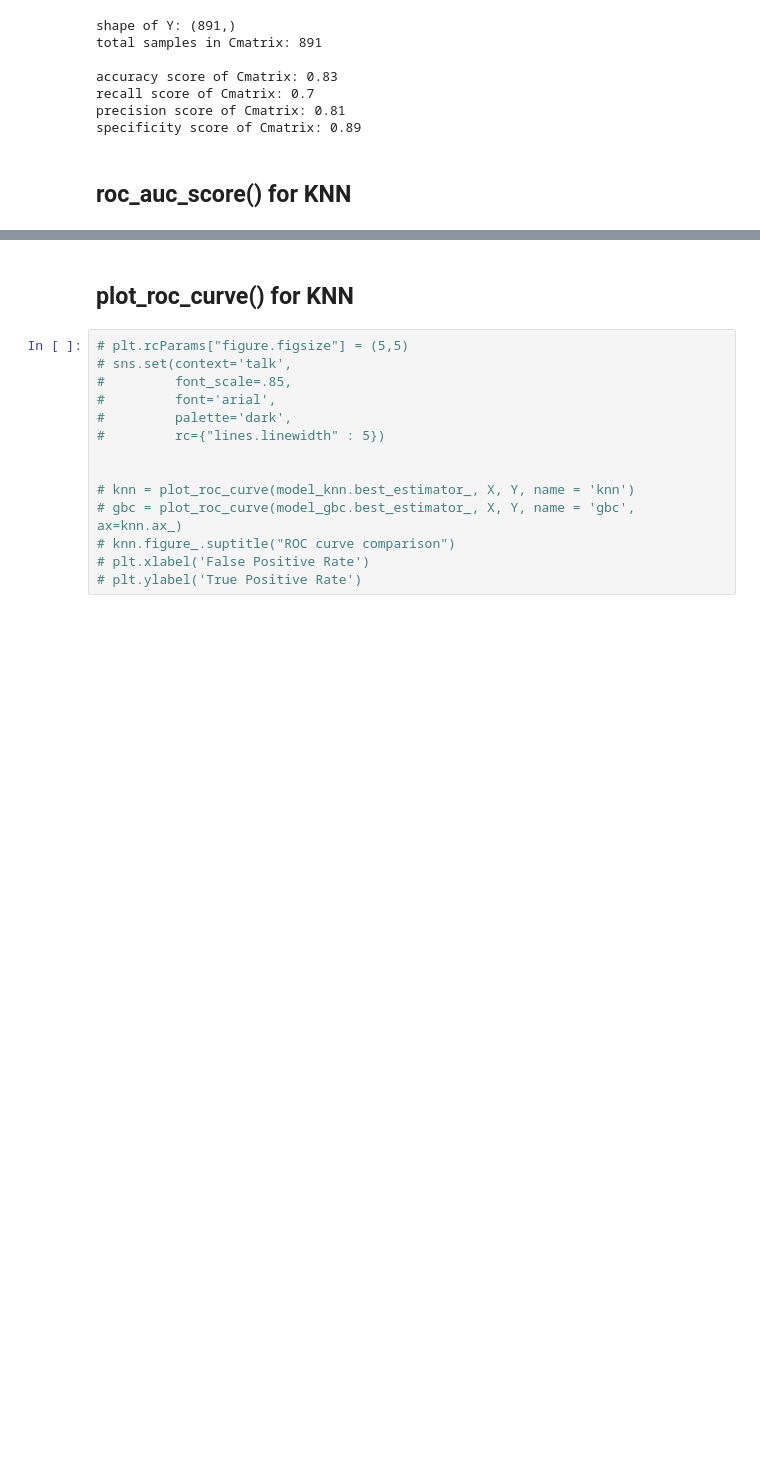
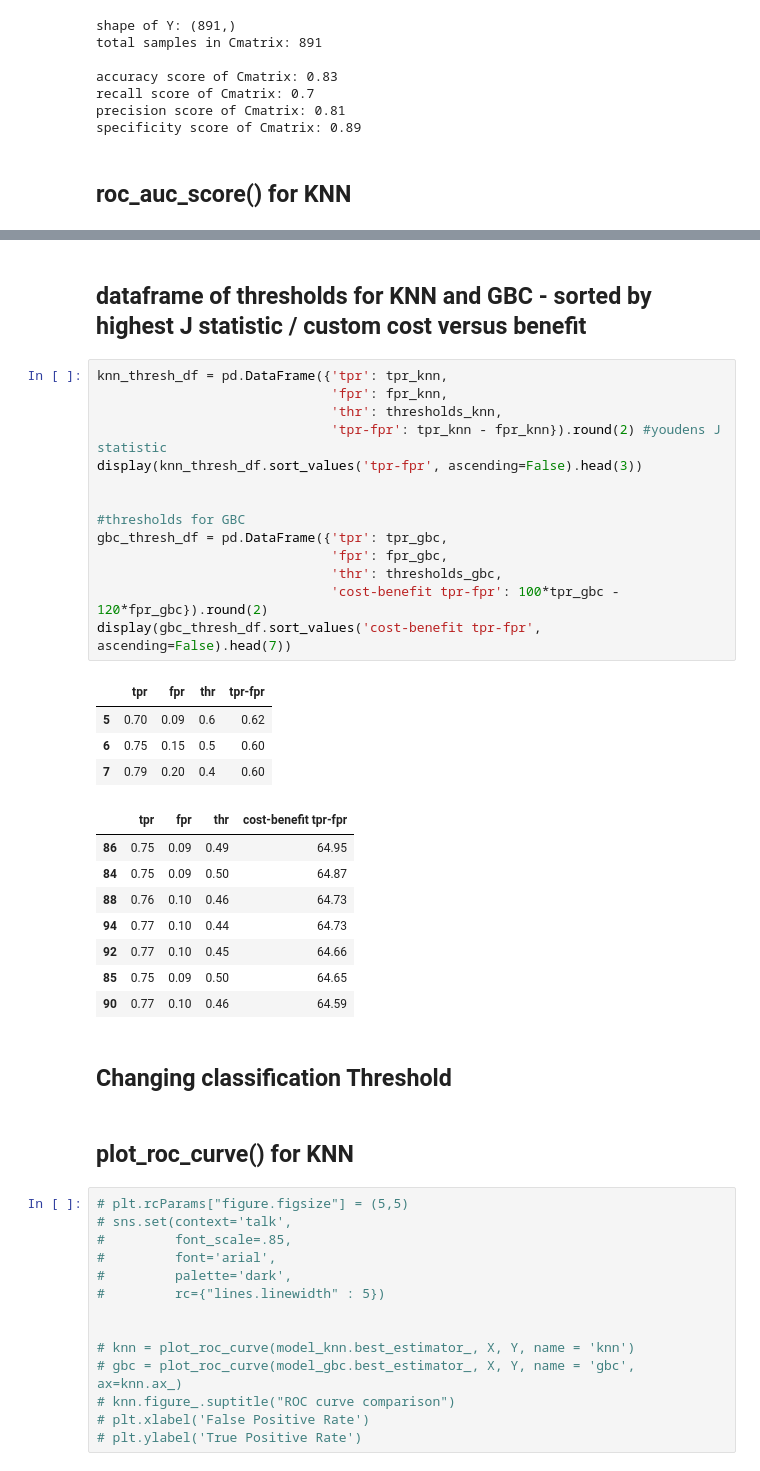
Before and after one commit to ggomp2885/Kaggle_Competitions, a Jupyter notebook: titanic_classification/training.ipynb, the cells around one changed output, grey strips where cells are left out. Cells and saved outputs as stored; diff of their text form; blank space fills up the shorter version.

```diff
--- a/titanic_classification/training.ipynb
+++ b/titanic_classification/training.ipynb
@@ -249,3 +313,34 @@ gbc auc check: 0.89
+# %% [markdown]
+## dataframe of thresholds for KNN and GBC - sorted by highest J statistic / custom cost versus benefit
+# %%
+knn_thresh_df = pd.DataFrame({'tpr': tpr_knn,
+                              'fpr': fpr_knn,
+                              'thr': thresholds_knn,
+                              'tpr-fpr': tpr_knn - fpr_knn}).round(2) #youdens J statistic
+display(knn_thresh_df.sort_values('tpr-fpr', ascending=False).head(3))
+
+
+#thresholds for GBC
+gbc_thresh_df = pd.DataFrame({'tpr': tpr_gbc,
+                              'fpr': fpr_gbc,
+                              'thr': thresholds_gbc,
+                              'cost-benefit tpr-fpr': 100*tpr_gbc - 120*fpr_gbc}).round(2)
+display(gbc_thresh_df.sort_values('cost-benefit tpr-fpr', ascending=False).head(7))
+# %% [output]
+|  | tpr | fpr | thr | tpr-fpr |
+| 5 | 0.70 | 0.09 | 0.6 | 0.62 |
+| 6 | 0.75 | 0.15 | 0.5 | 0.60 |
+| 7 | 0.79 | 0.20 | 0.4 | 0.60 |
+|  | tpr | fpr | thr | cost-benefit tpr-fpr |
+| 86 | 0.75 | 0.09 | 0.49 | 64.95 |
+| 84 | 0.75 | 0.09 | 0.50 | 64.87 |
+| 88 | 0.76 | 0.10 | 0.46 | 64.73 |
+| 94 | 0.77 | 0.10 | 0.44 | 64.73 |
+| 92 | 0.77 | 0.10 | 0.45 | 64.66 |
+| 85 | 0.75 | 0.09 | 0.50 | 64.65 |
+| 90 | 0.77 | 0.10 | 0.46 | 64.59 |
+# %% [markdown]
+## Changing classification Threshold
 # %% [markdown]
 ## plot_roc_curve() for KNN
 # %%
```
Also changed, not shown: parts of 11 cells of this notebook.
